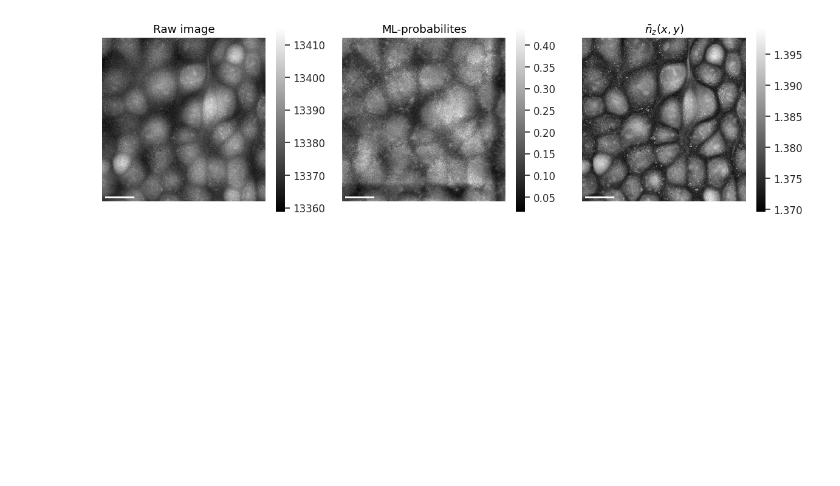
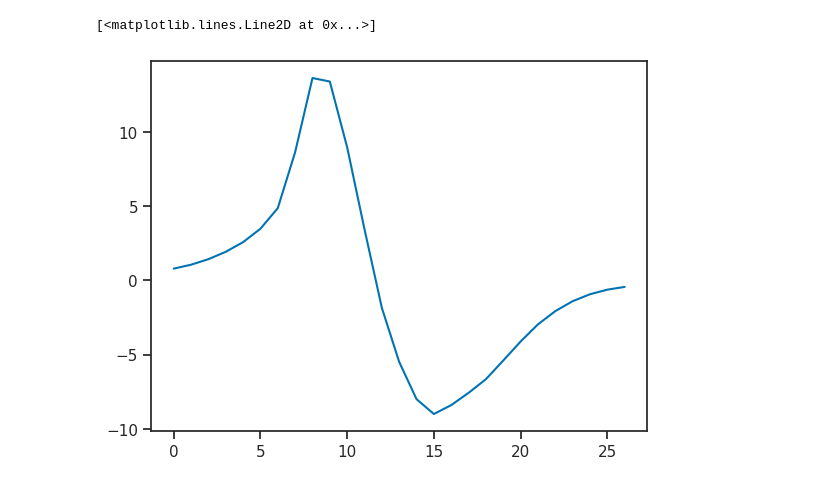
Before and after one commit to siljabl/MDCK_QPI, a Jupyter notebook: figure_scripts/preprocessing.ipynb, the cells around one changed output. Saved outputs shown, nothing was run; the diff lists cells and outputs as text; code cells hidden in the pictures; blank space fills up the shorter version.

Commit message:
saving lists for plotting

```diff
--- a/figure_scripts/preprocessing.ipynb
+++ b/figure_scripts/preprocessing.ipynb
@@ -42,20 +31,39 @@ im_n_z[im_n_z==0] = np.nan
-# %%
-fig, ax = plt.subplots(1,3, figsize=(12,3.5))
-sns.set_theme(style='ticks', palette='deep', font_scale=1.1)
-
-sns.heatmap(im_raw,  ax=ax[0], square=True, cmap="gray", xticklabels=False, yticklabels=False)
-sns.heatmap(im_prob, ax=ax[1], square=True, cmap="gray", xticklabels=False, yticklabels=False)
-sns.heatmap(im_n_z,  ax=ax[2], square=True, cmap="gray", xticklabels=False, yticklabels=False)
-
-for i,c in zip(range(3), ["w", "w", "w"]):
-    sb = ScaleBar(vox_to_um[2], 'um', box_alpha=0, color=c, scale_loc="none")
-    sb.location = 'lower left'
-    ax[i].add_artist(sb)
-
-ax[0].set(title="Raw image")
-ax[1].set(title="ML-probabilites")
-ax[2].set(title=r"$\bar{n}_z(x,y)$")
-
-fig.tight_layout()
-# %% [output]
-[figure, removed]
+# %%
+# prepare image data
+y_min = 100
+y_max = 200
+im = np.mean(stack[:, y_min:y_max], axis=1)
+
+# define ROI to enforce equal aspect ratio (in µm)
+z_min = 25
+z_max = len(im) - z_min
+xy_to_z = 1.75
+
+z_range = z_max - z_min
+x_range = int(xy_to_z * z_range * vox_to_um[0] / vox_to_um[1])
+
+# cut out ROI
+im = im[z_min:z_max, :x_range]
+# %%
+# Prepare lineplot
+
+# cell bottom z-slice
+z0 = (34 - z_min) * vox_to_um[0]
+
+# refractive index along z and derivative
+n_z   = np.mean(stack[z_min:z_max], axis=(1,2))
+dn_dz = np.diff(n_z)
+
+# corresponding z-slices
+z_arr  = vox_to_um[0] * np.arange(z_range)
+dz_arr = vox_to_um[0] *(np.arange(z_range - 1) + 0.5)
+z0_arr = np.ones_like(z_arr) * z0
+
+# line in imshow
+z0_im  = np.ones(x_range) * z0
+xy_arr = np.arange(0, x_range) * vox_to_um[1]
+
+plt.plot(dn_dz)
+# %% [output]
+[<matplotlib.lines.Line2D at 0x...>]
+[figure, added]
```
Also changed, not shown: parts of 16 cells of this notebook, 2 other files.
